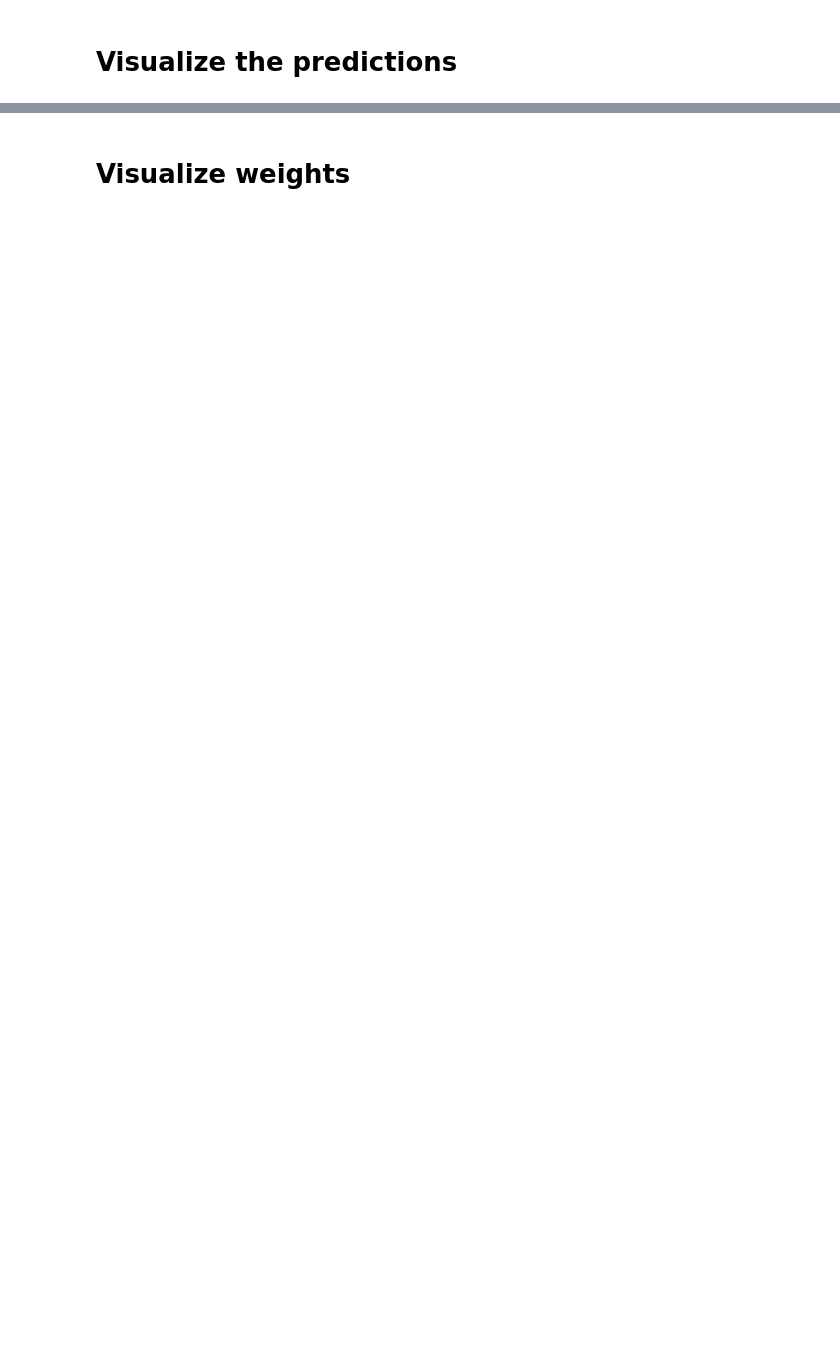
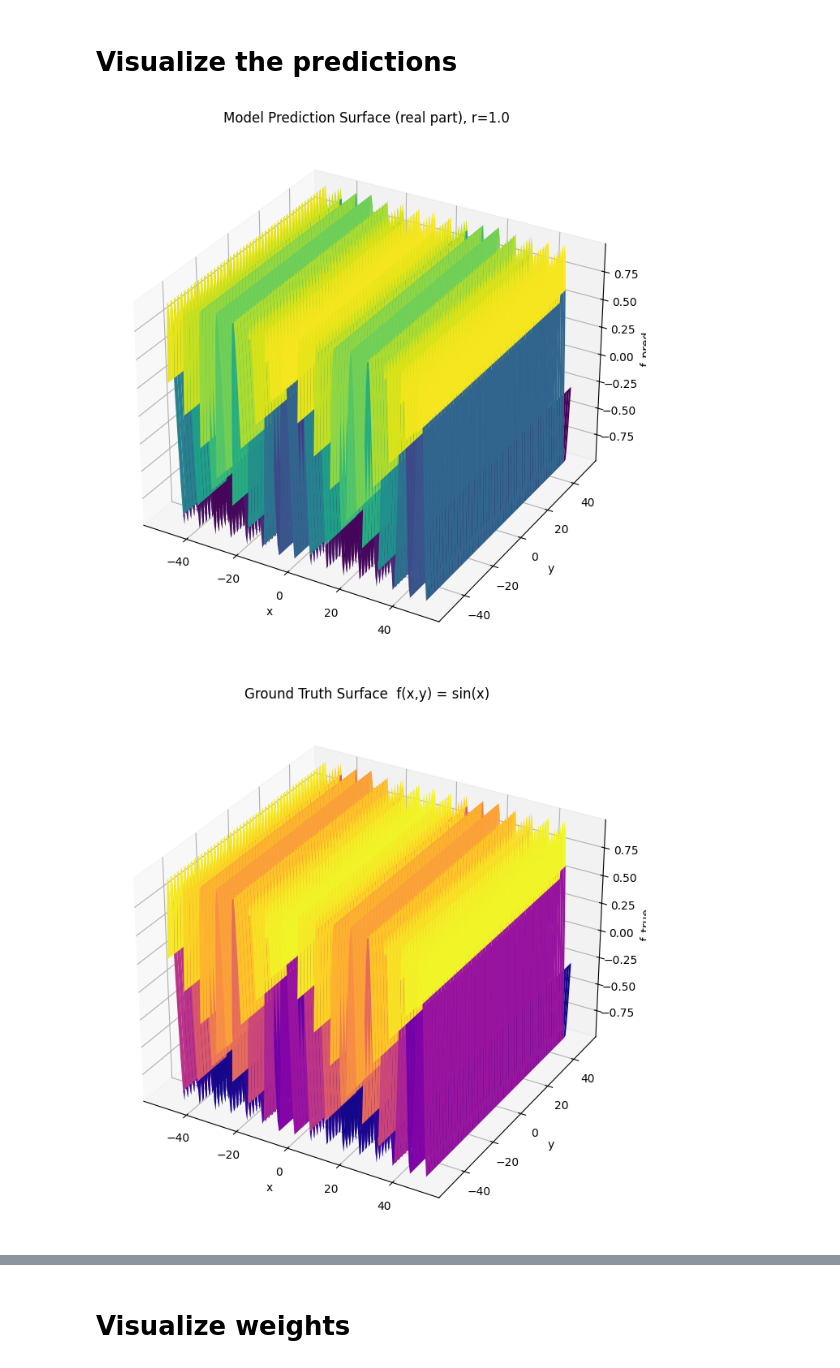
Before and after one commit to seregagarmaev/ComplexEQL, a Jupyter notebook: 0. Test and debug.ipynb, the cells around one changed output, grey strips where cells are left out. Saved outputs shown, nothing was run; the diff lists cells and outputs as text; code cells hidden in the pictures; blank space fills up the shorter version.

```diff
--- a/0. Test and debug.ipynb
+++ b/0. Test and debug.ipynb
@@ -16,8 +16,8 @@ from src.sympy_utils import filter_imaginary_part
 # %%
 def generate_xy_dataset(
     n_samples: int = 1000,
-    x_range: tuple[float, float] = (-50.0, 50.0),   # x>0 to keep x^y real
-    y_range: tuple[float, float] = (-50.0, 50.0),
+    x_range: tuple[float, float] = (-5.0, 5.0),   # x>0 to keep x^y real
+    y_range: tuple[float, float] = (-5.0, 5.0),
 ):
     """
     Generate dataset for f(x, y) = x^y.
@@ -76,7 +76,7 @@ dataloader = DataLoader(
 # Model, loss, optimizer, scheduler
 # -------------------------
 model = ComplexEQL(ncfg).to(device)
-loss_fn = nn.MSELoss()
+loss_fn = nn.L1Loss()
 
 optimizer = torch.optim.Adam(model.parameters(), lr=mcfg.lr)
 scheduler = None
@@ -409,10 +149,9 @@ from mpl_toolkits.mplot3d import Axes3D  # OK to keep
 
 # -------------------------------------------------------
 # Grid over (x, y) for visualization
-#   Match your data generation ranges by default
-#   NOTE: your ground-truth uses log(x), so we must enforce x > 0
+#   Match your data generation ranges
 # -------------------------------------------------------
-x_min, x_max = 1e-3, 50.0
+x_min, x_max = -50.0, 50.0
 y_min, y_max = -50.0, 50.0
 grid_res = 200
 
@@ -424,17 +163,24 @@ grid = np.stack([Xg, Yg], axis=-1)  # (R, R, 2)
 grid_t = torch.from_numpy(grid.reshape(-1, 2)).float().to(device)
 
 # -------------------------------------------------------
+# IMPORTANT: r is REQUIRED by your current surrogate op
+# Choose r=1.0 to visualize the final (true) sin behavior,
+# or use your scheduled r to see the "early training" surrogate.
+# -------------------------------------------------------
+r_vis = 1.0  # final / exact sin mode
+
+# -------------------------------------------------------
 # Model predictions on grid
 # -------------------------------------------------------
 model.eval()
 with torch.no_grad():
-    pred = model(grid_t)  # (R*R, 1), complex
+    pred = model(grid_t, r=r_vis)  # (R*R, 1), complex
     pred_real = pred.real.detach().cpu().numpy().reshape(grid_res, grid_res)
 
 # -------------------------------------------------------
-# Ground truth: f(x,y) = 3 + 2.13 * log(x)
+# Ground truth: f(x,y) = sin(x)  (your dataset)
 # -------------------------------------------------------
-f_true = 3.0 + 2.13 * np.log(Xg)
+f_true = np.sin(Xg)
 
 # -------------------------------------------------------
 # Shared limits (optional) to make surfaces comparable
@@ -447,10 +193,9 @@ z_max = np.max([pred_real.max(), f_true.max()])
 # -------------------------------------------------------
 fig = plt.figure(figsize=(10, 7))
 ax = fig.add_subplot(111, projection="3d")
-
 ax.plot_surface(Xg, Yg, pred_real, cmap="viridis", linewidth=0, antialiased=True)
 
-ax.set_title("Model Prediction Surface  f_pred(x,y) (real part)")
+ax.set_title(f"Model Prediction Surface (real part), r={r_vis}")
 ax.set_xlabel("x")
 ax.set_ylabel("y")
 ax.set_zlabel("f_pred")
@@ -464,10 +209,9 @@ plt.show()
 # -------------------------------------------------------
 fig = plt.figure(figsize=(10, 7))
 ax = fig.add_subplot(111, projection="3d")
-
 ax.plot_surface(Xg, Yg, f_true, cmap="plasma", linewidth=0, antialiased=True)
 
-ax.set_title("Ground Truth Surface  f(x,y) = 3 + 2.13 log(x)")
+ax.set_title("Ground Truth Surface  f(x,y) = sin(x)")
 ax.set_xlabel("x")
 ax.set_ylabel("y")
 ax.set_zlabel("f_true")
@@ -476,43 +220,47 @@ ax.set_zlim(z_min, z_max)
 plt.tight_layout()
 plt.show()
 
 # -------------------------------------------------------
 # 3D plot: prediction error surface
 # -------------------------------------------------------
 fig = plt.figure(figsize=(10, 7))
 ax = fig.add_subplot(111, projection="3d")
 
 error = pred_real - f_true
 ax.plot_surface(Xg, Yg, error, cmap="coolwarm", linewidth=0, antialiased=True)
 
 ax.set_title("Prediction Error Surface  (model - truth)")
 ax.set_xlabel("x")
 ax.set_ylabel("y")
 ax.set_zlabel("error")
 
 plt.tight_layout()
 plt.show()
 
 # -------------------------------------------------------
-# 2D diagnostic: slice at fixed y to verify y-invariance
+# 2D diagnostic: multiple y-slices to verify y-invariance
 # -------------------------------------------------------
-y0 = 0.0
-x_line = np.linspace(x_min, x_max, 600)
-X_line = np.stack([x_line, np.full_like(x_line, y0)], axis=1)
-X_line_t = torch.from_numpy(X_line).float().to(device)
+x_line = np.linspace(x_min, x_max, 1200)
+y_slices = [-40.0, 0.0, 40.0]
 
-model.eval()
-with torch.no_grad():
-    pred_line = model(X_line_t).real.detach().cpu().numpy().reshape(-1)
+plt.figure(figsize=(10, 4))
+for y0 in y_slices:
+    X_line = np.stack([x_line, np.full_like(x_line, y0)], axis=1)
+    X_line_t = torch.from_numpy(X_line).float().to(device)
 
-true_line = 3.0 + 2.13 * np.log(x_line)
+    model.eval()
+    with torch.no_grad():
+        pred_line = model(X_line_t, r=r_vis).real.detach().cpu().numpy().reshape(-1)
 
-plt.figure(figsize=(9, 4))
-plt.plot(x_line, pred_line, label="pred (real)")
-plt.plot(x_line, true_line, label="true", linestyle="--")
+    plt.plot(x_line, pred_line, label=f"pred (y={y0:g})")
+
+plt.plot(x_line, np.sin(x_line), linestyle="--", label="true sin(x)")
 plt.xlabel("x")
 plt.ylabel("f(x, y0)")
-plt.title(f"Slice at y={y0}")
+plt.title(f"Y-invariance check (real part), r={r_vis}")
 plt.legend()
 plt.tight_layout()
 plt.show()
+# %% [output]
+[figure, added]
+[figure, added]
```
Also changed, not shown: parts of 10 cells of this notebook, 4 other files.
